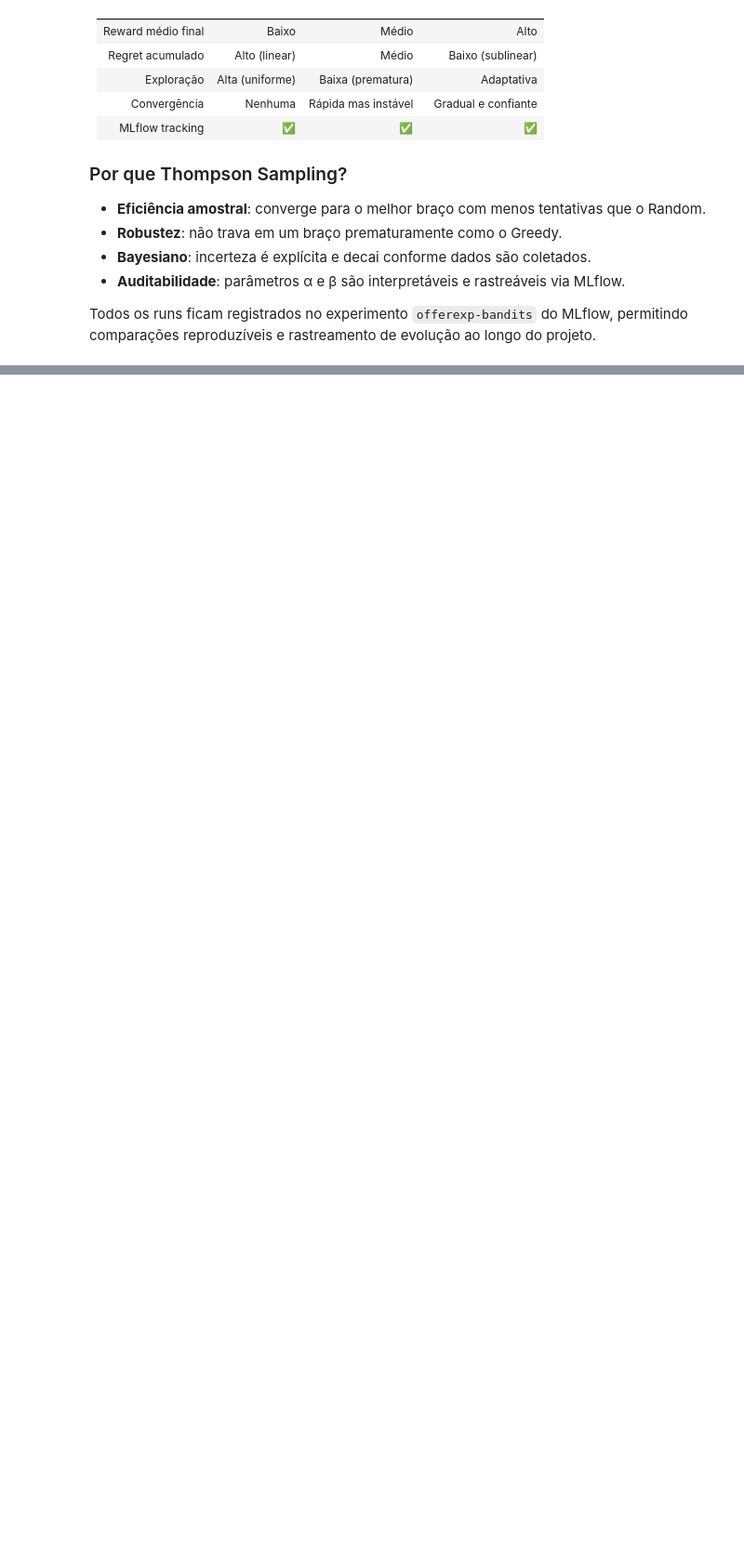
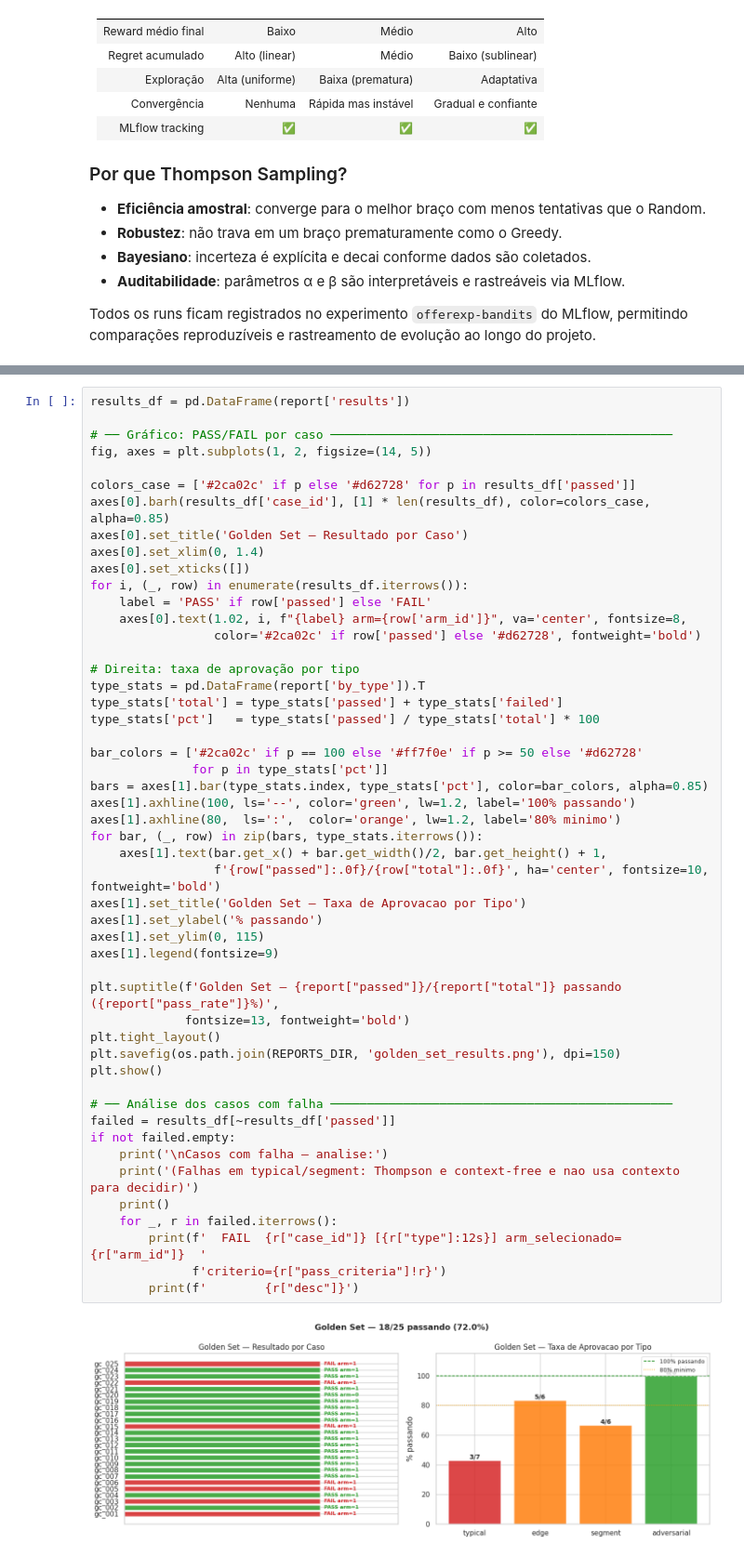
Before and after one commit to Gere-santos/datathon-7mlet-grupo-77, a Jupyter notebook: notebooks/05-offline-evaluation.ipynb, the cells around one changed output, grey strips where cells are left out. Shown at 93% size. Saved outputs shown, nothing was run; the diff lists cells and outputs as text; blank space fills up the shorter version.

```diff
--- a/notebooks/05-offline-evaluation.ipynb
+++ b/notebooks/05-offline-evaluation.ipynb
@@ -256,0 +325,52 @@ Todos os runs ficam registrados no experimento `offerexp-bandits` do MLflow, per
+# %%
+results_df = pd.DataFrame(report['results'])
+
+# ── Gráfico: PASS/FAIL por caso ───────────────────────────────────────────────
+fig, axes = plt.subplots(1, 2, figsize=(14, 5))
+
+colors_case = ['#2ca02c' if p else '#d62728' for p in results_df['passed']]
+axes[0].barh(results_df['case_id'], [1] * len(results_df), color=colors_case, alpha=0.85)
+axes[0].set_title('Golden Set — Resultado por Caso')
+axes[0].set_xlim(0, 1.4)
+axes[0].set_xticks([])
+for i, (_, row) in enumerate(results_df.iterrows()):
+    label = 'PASS' if row['passed'] else 'FAIL'
+    axes[0].text(1.02, i, f"{label} arm={row['arm_id']}", va='center', fontsize=8,
+                 color='#2ca02c' if row['passed'] else '#d62728', fontweight='bold')
+
+# Direita: taxa de aprovação por tipo
+type_stats = pd.DataFrame(report['by_type']).T
+type_stats['total'] = type_stats['passed'] + type_stats['failed']
+type_stats['pct']   = type_stats['passed'] / type_stats['total'] * 100
+
+bar_colors = ['#2ca02c' if p == 100 else '#ff7f0e' if p >= 50 else '#d62728'
+              for p in type_stats['pct']]
+bars = axes[1].bar(type_stats.index, type_stats['pct'], color=bar_colors, alpha=0.85)
+axes[1].axhline(100, ls='--', color='green', lw=1.2, label='100% passando')
+axes[1].axhline(80,  ls=':',  color='orange', lw=1.2, label='80% minimo')
+for bar, (_, row) in zip(bars, type_stats.iterrows()):
+    axes[1].text(bar.get_x() + bar.get_width()/2, bar.get_height() + 1,
+                 f'{row["passed"]:.0f}/{row["total"]:.0f}', ha='center', fontsize=10, fontweight='bold')
+axes[1].set_title('Golden Set — Taxa de Aprovacao por Tipo')
+axes[1].set_ylabel('% passando')
+axes[1].set_ylim(0, 115)
+axes[1].legend(fontsize=9)
+
+plt.suptitle(f'Golden Set — {report["passed"]}/{report["total"]} passando ({report["pass_rate"]}%)',
+             fontsize=13, fontweight='bold')
+plt.tight_layout()
+plt.savefig(os.path.join(REPORTS_DIR, 'golden_set_results.png'), dpi=150)
+plt.show()
+
+# ── Análise dos casos com falha ───────────────────────────────────────────────
+failed = results_df[~results_df['passed']]
+if not failed.empty:
+    print('\nCasos com falha — analise:')
+    print('(Falhas em typical/segment: Thompson e context-free e nao usa contexto para decidir)')
+    print()
+    for _, r in failed.iterrows():
+        print(f'  FAIL  {r["case_id"]} [{r["type"]:12s}] arm_selecionado={r["arm_id"]}  '
+              f'criterio={r["pass_criteria"]!r}')
+        print(f'        {r["desc"]}')
+# %% [output]
+[figure, added]
```
Also changed, not shown: parts of 6 cells of this notebook, 2 other files.
